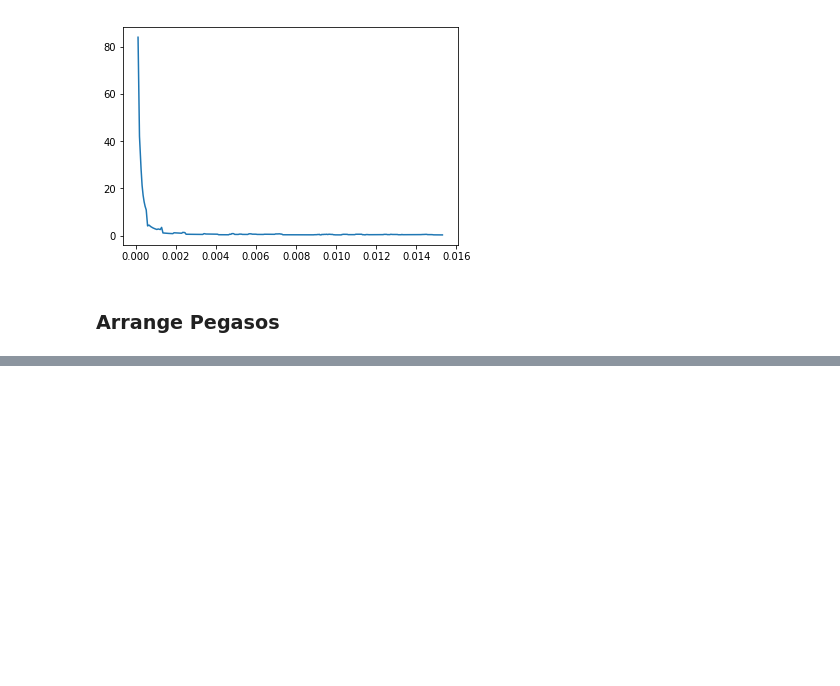
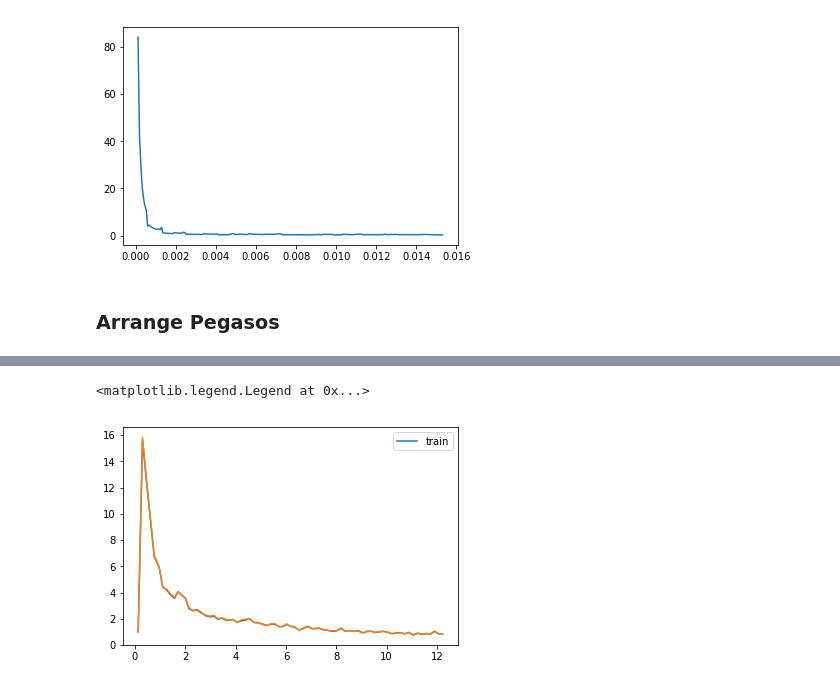
Before and after one commit to gauthier-schweitzer/soadml, a Jupyter notebook: pegasos.ipynb, the cells around one changed output, grey strips where cells are left out. Drawn from its saved outputs; the diff is of its cells as text; code cells hidden in the pictures; blank space fills up the shorter version.

```diff
--- a/pegasos.ipynb
+++ b/pegasos.ipynb
@@ -363,0 +446,2 @@ sum(rtime_fast)
+# %%
+test = pegasos_bottou(X,Y, 0.1,stop_thresh=0.0001)
@@ -363,0 +470,7 @@ sum(rtime_fast)
+# %%
+plt.plot(np.cumsum(test.rtime),test.primal_train, label = "train")
+plt.plot(np.cumsum(test.rtime),test.primal_test)
+plt.legend()
+# %% [output]
+<matplotlib.legend.Legend at 0x...>
+[figure, added]
```
Also changed, not shown: parts of 49 cells of this notebook.
